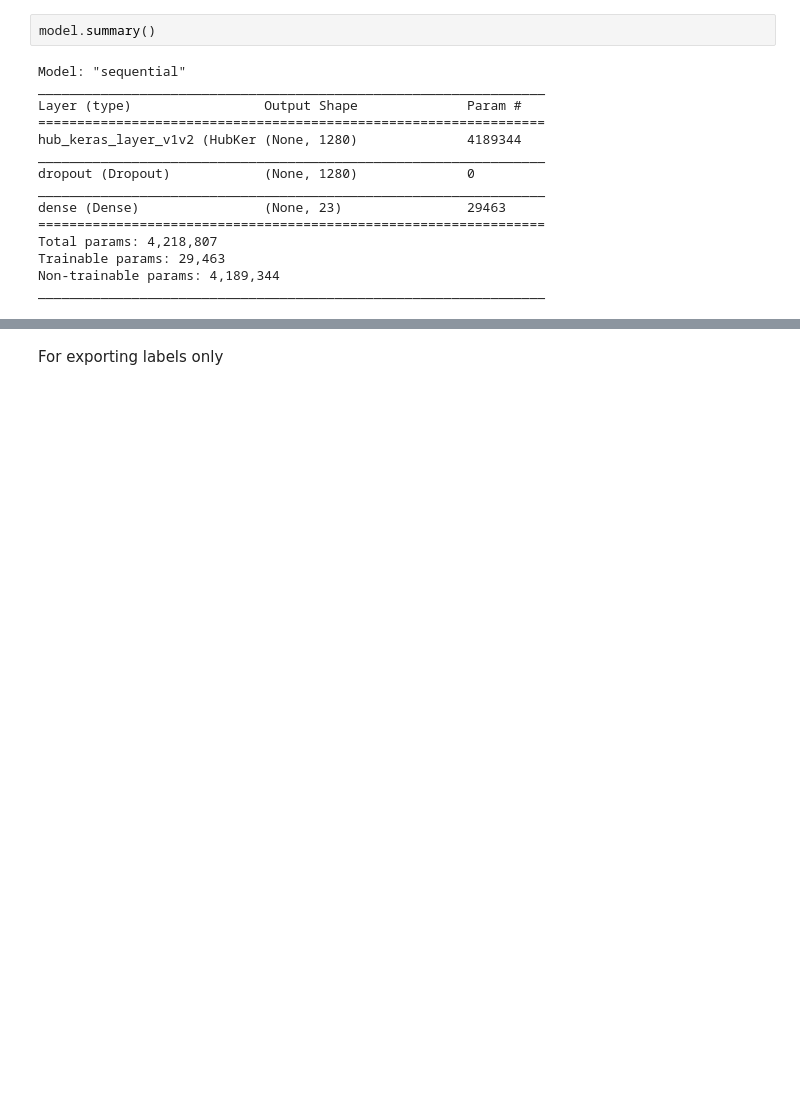
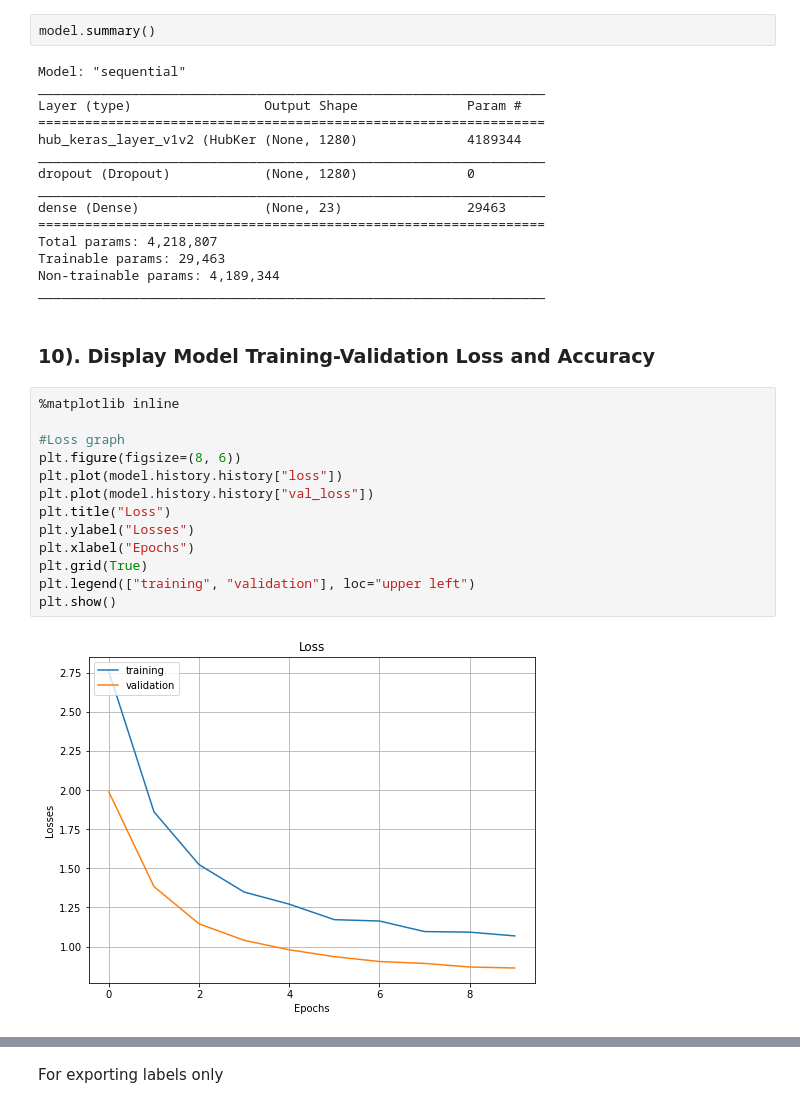
Before and after one commit to Dinusbank/ML, a Jupyter notebook: medleaf_test.ipynb, the cells around one changed output, grey strips where cells are left out. Saved outputs shown, nothing was run; the diff lists cells and outputs as text; blank space fills up the shorter version.

Commit message:
Update notebook and model

```diff
--- a/medleaf_test.ipynb
+++ b/medleaf_test.ipynb
@@ -169,3 +179,20 @@ Total params: 4,218,807
 Trainable params: 29,463
 Non-trainable params: 4,189,344
 _________________________________________________________________
+# %% [markdown]
+### **10). Display Model Training-Validation Loss and Accuracy**
+# %%
+%matplotlib inline
+
+#Loss graph
+plt.figure(figsize=(8, 6))
+plt.plot(model.history.history["loss"])
+plt.plot(model.history.history["val_loss"])
+plt.title("Loss")
+plt.ylabel("Losses")
+plt.xlabel("Epochs")
+plt.grid(True)
+plt.legend(["training", "validation"], loc="upper left")
+plt.show()
+# %% [output]
+[figure, added]
```
Also changed, not shown: parts of 22 cells of this notebook, 3 other files.
